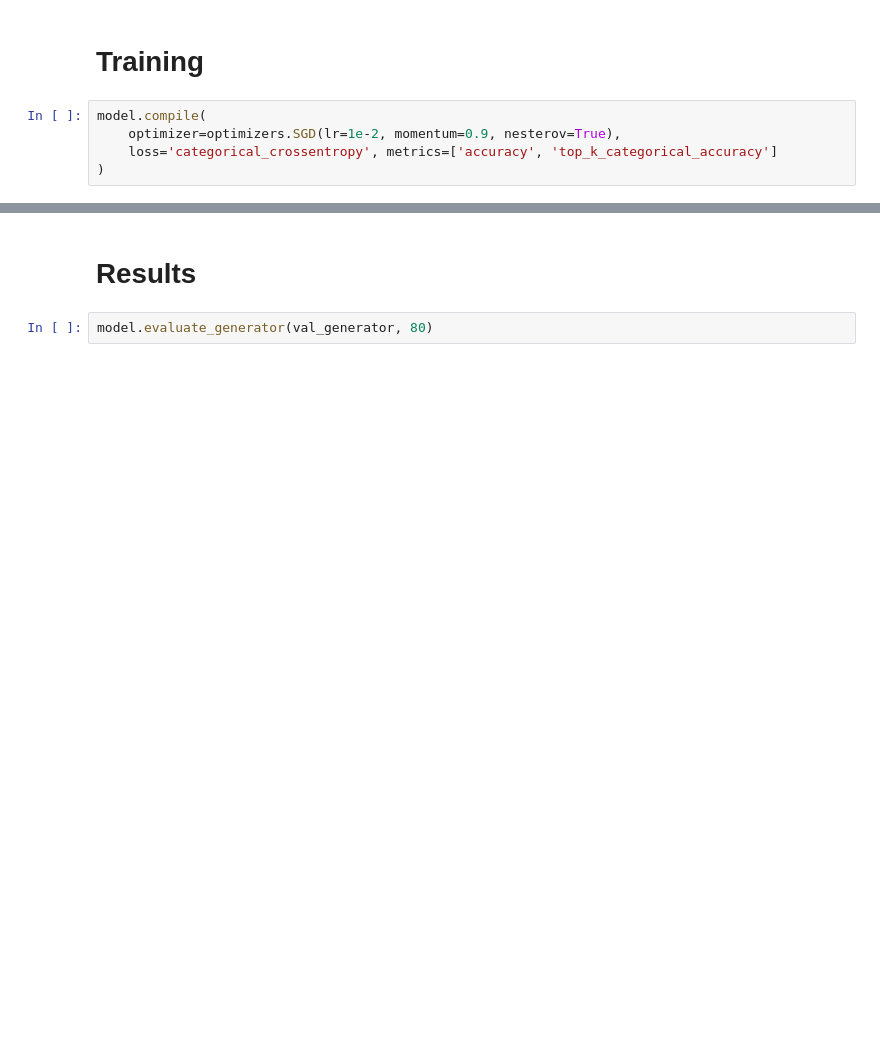
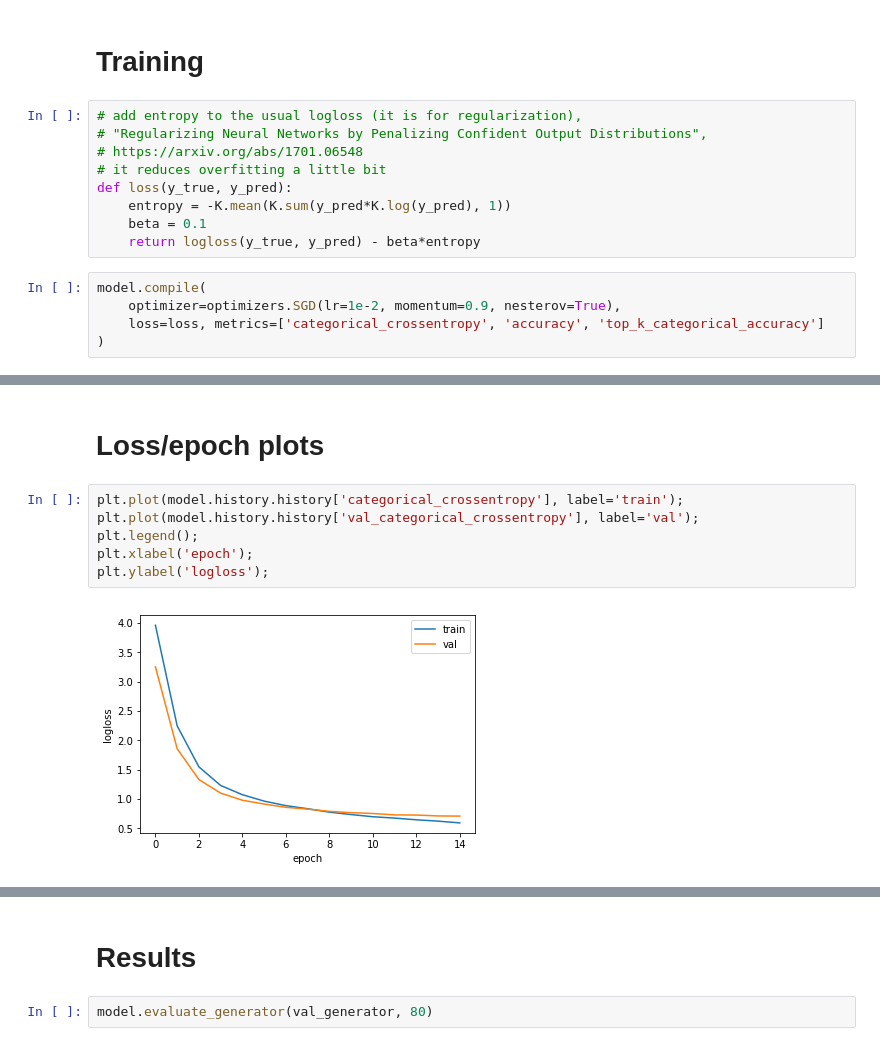
Before and after one commit to TropComplique/knowledge-distillation-keras, a Jupyter notebook: train_xception.ipynb, the cells around one changed output, grey strips where cells are left out. Drawn from its saved outputs; the diff is of its cells as text; blank space fills up the shorter version.

```diff
--- a/train_xception.ipynb
+++ b/train_xception.ipynb
@@ -54,9 +62,18 @@ model = Xception(weight_decay=1e-5)
 # %% [markdown]
 # Training
+# %%
+# add entropy to the usual logloss (it is for regularization),
+# "Regularizing Neural Networks by Penalizing Confident Output Distributions",
+# https://arxiv.org/abs/1701.06548
+# it reduces overfitting a little bit
+def loss(y_true, y_pred):
+    entropy = -K.mean(K.sum(y_pred*K.log(y_pred), 1))
+    beta = 0.1
+    return logloss(y_true, y_pred) - beta*entropy
 # %%
 model.compile(
     optimizer=optimizers.SGD(lr=1e-2, momentum=0.9, nesterov=True),
-    loss='categorical_crossentropy', metrics=['accuracy', 'top_k_categorical_accuracy']
+    loss=loss, metrics=['categorical_crossentropy', 'accuracy', 'top_k_categorical_accuracy']
 )
 # %%
 model.fit_generator(
@@ -89 +106,11 @@ Epoch 20/30
 <keras.callbacks.History at 0x...>
+# %% [markdown]
+# Loss/epoch plots
+# %%
+plt.plot(model.history.history['categorical_crossentropy'], label='train');
+plt.plot(model.history.history['val_categorical_crossentropy'], label='val');
+plt.legend();
+plt.xlabel('epoch');
+plt.ylabel('logloss');
+# %% [output]
+[figure, added]
```
Also changed, not shown: parts of 6 cells of this notebook, 8 other files.
